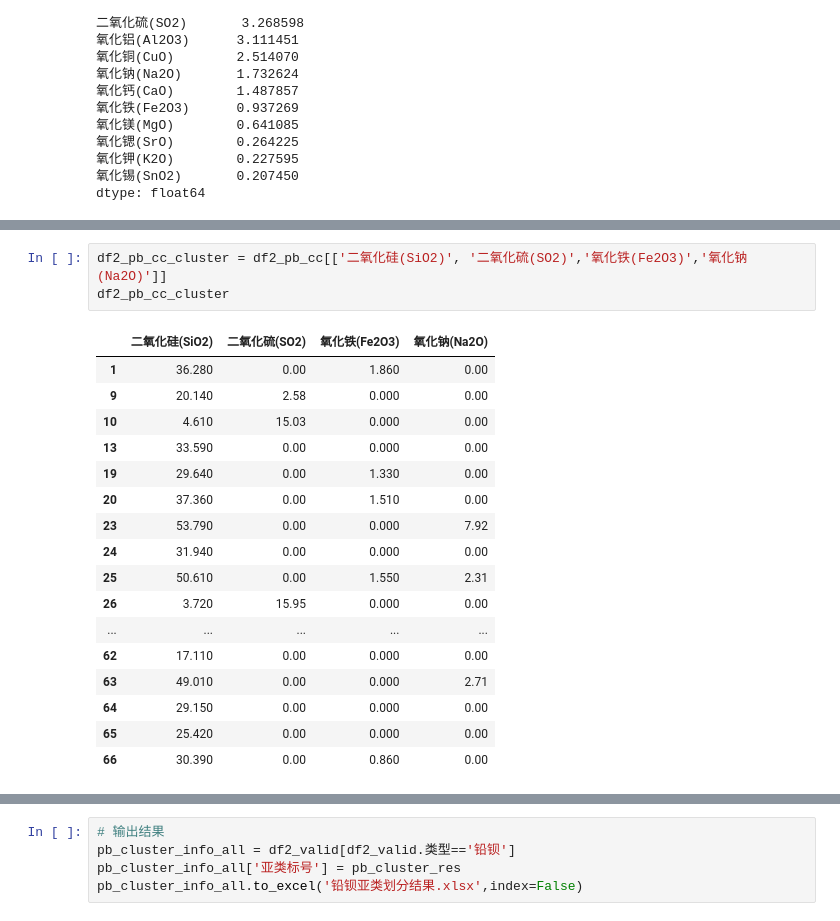
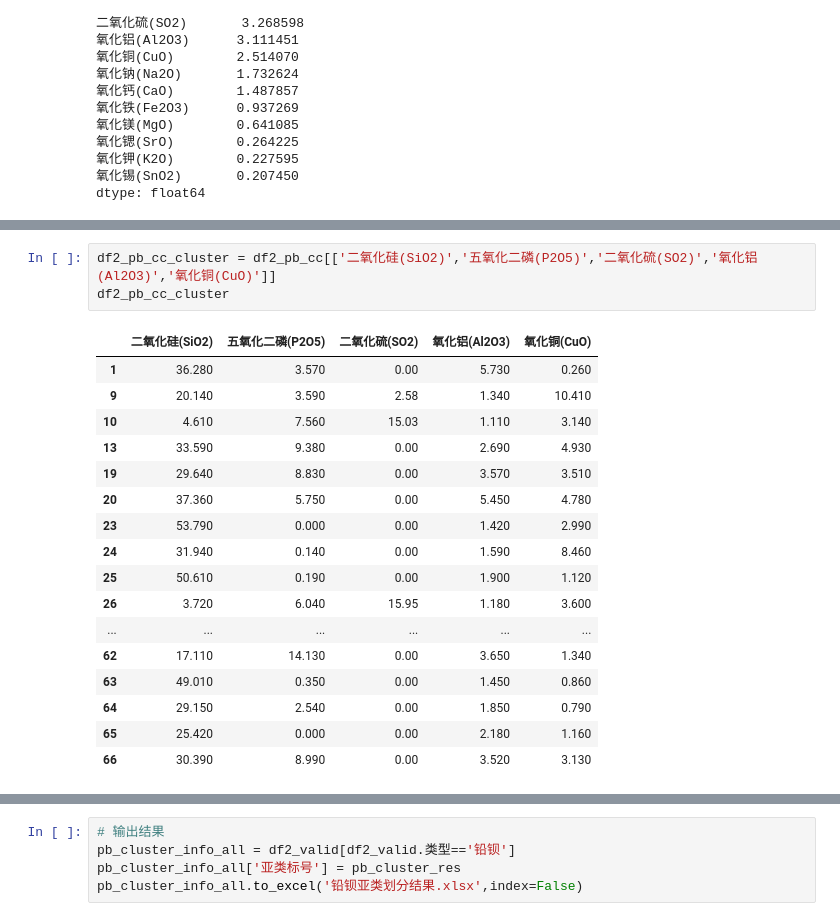
Before and after one commit to SunDocker/MCM, a Jupyter notebook: 2022C/question2.ipynb, the cells around one changed output, grey strips where cells are left out. Cells and saved outputs as stored; diff of their text form.

```diff
--- a/2022C/question2.ipynb
+++ b/2022C/question2.ipynb
@@ -584,24 +549,24 @@ dtype: float64
 # %%
-df2_pb_cc_cluster = df2_pb_cc[['二氧化硅(SiO2)', '二氧化硫(SO2)','氧化铁(Fe2O3)','氧化钠(Na2O)']]
+df2_pb_cc_cluster = df2_pb_cc[['二氧化硅(SiO2)','五氧化二磷(P2O5)','二氧化硫(SO2)','氧化铝(Al2O3)','氧化铜(CuO)']]
 df2_pb_cc_cluster
 # %% [output]
-|  | 二氧化硅(SiO2) | 二氧化硫(SO2) | 氧化铁(Fe2O3) | 氧化钠(Na2O) |
-| 1 | 36.280 | 0.00 | 1.860 | 0.00 |
-| 9 | 20.140 | 2.58 | 0.000 | 0.00 |
-| 10 | 4.610 | 15.03 | 0.000 | 0.00 |
-| 13 | 33.590 | 0.00 | 0.000 | 0.00 |
-| 19 | 29.640 | 0.00 | 1.330 | 0.00 |
-| 20 | 37.360 | 0.00 | 1.510 | 0.00 |
-| 23 | 53.790 | 0.00 | 0.000 | 7.92 |
-| 24 | 31.940 | 0.00 | 0.000 | 0.00 |
-| 25 | 50.610 | 0.00 | 1.550 | 2.31 |
-| 26 | 3.720 | 15.95 | 0.000 | 0.00 |
-| ... | ... | ... | ... | ... |
-| 62 | 17.110 | 0.00 | 0.000 | 0.00 |
-| 63 | 49.010 | 0.00 | 0.000 | 2.71 |
-| 64 | 29.150 | 0.00 | 0.000 | 0.00 |
-| 65 | 25.420 | 0.00 | 0.000 | 0.00 |
-| 66 | 30.390 | 0.00 | 0.860 | 0.00 |
+|  | 二氧化硅(SiO2) | 五氧化二磷(P2O5) | 二氧化硫(SO2) | 氧化铝(Al2O3) | 氧化铜(CuO) |
+| 1 | 36.280 | 3.570 | 0.00 | 5.730 | 0.260 |
+| 9 | 20.140 | 3.590 | 2.58 | 1.340 | 10.410 |
+| 10 | 4.610 | 7.560 | 15.03 | 1.110 | 3.140 |
+| 13 | 33.590 | 9.380 | 0.00 | 2.690 | 4.930 |
+| 19 | 29.640 | 8.830 | 0.00 | 3.570 | 3.510 |
+| 20 | 37.360 | 5.750 | 0.00 | 5.450 | 4.780 |
+| 23 | 53.790 | 0.000 | 0.00 | 1.420 | 2.990 |
+| 24 | 31.940 | 0.140 | 0.00 | 1.590 | 8.460 |
+| 25 | 50.610 | 0.190 | 0.00 | 1.900 | 1.120 |
+| 26 | 3.720 | 6.040 | 15.95 | 1.180 | 3.600 |
+| ... | ... | ... | ... | ... | ... |
+| 62 | 17.110 | 14.130 | 0.00 | 3.650 | 1.340 |
+| 63 | 49.010 | 0.350 | 0.00 | 1.450 | 0.860 |
+| 64 | 29.150 | 2.540 | 0.00 | 1.850 | 0.790 |
+| 65 | 25.420 | 0.000 | 0.00 | 2.180 | 1.160 |
+| 66 | 30.390 | 8.990 | 0.00 | 3.520 | 3.130 |
 # %%
 # 包装成一个大循环
 from sklearn.cluster import KMeans
```
Also changed, not shown: parts of 21 cells of this notebook, 3 other files.
